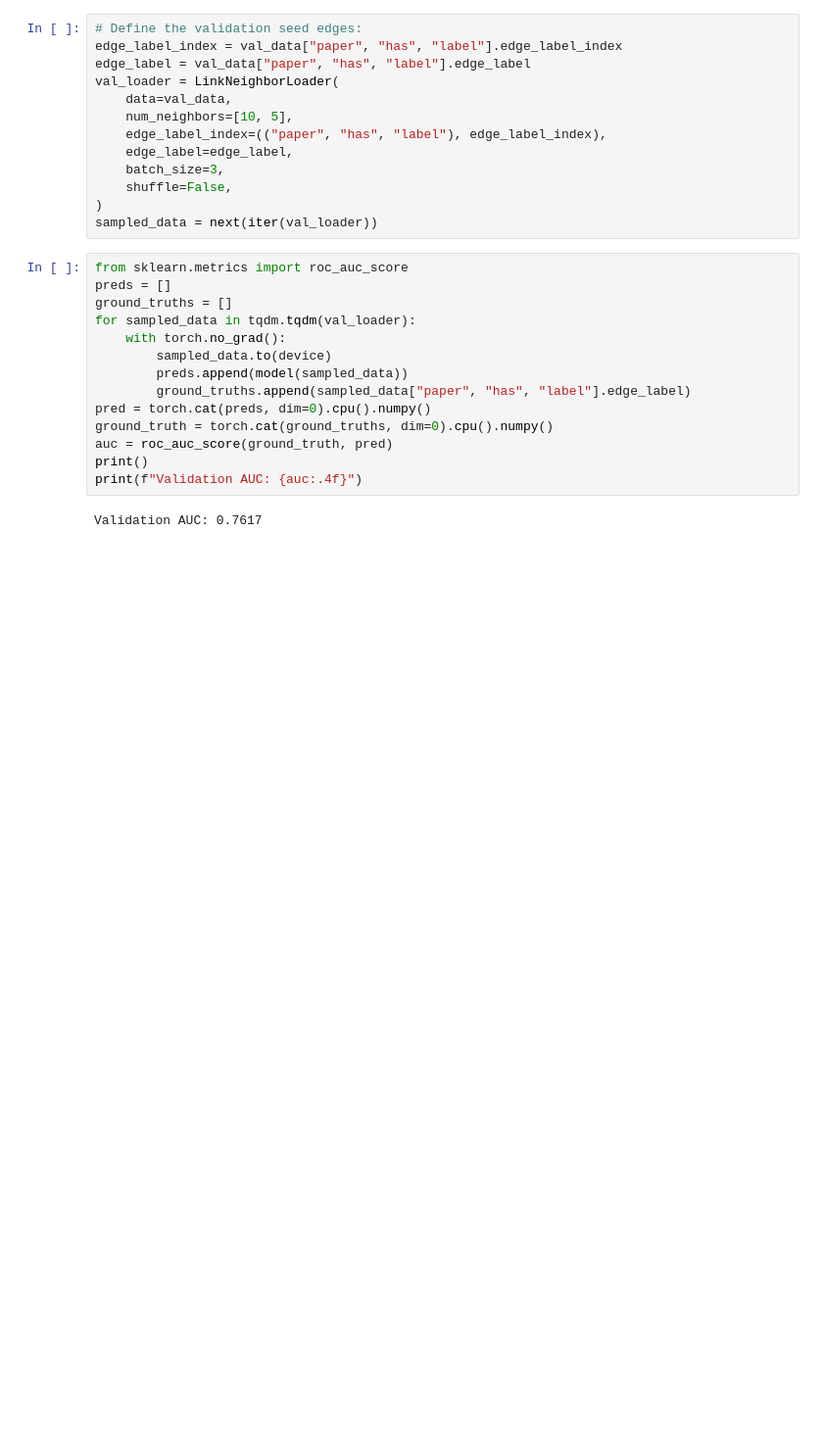
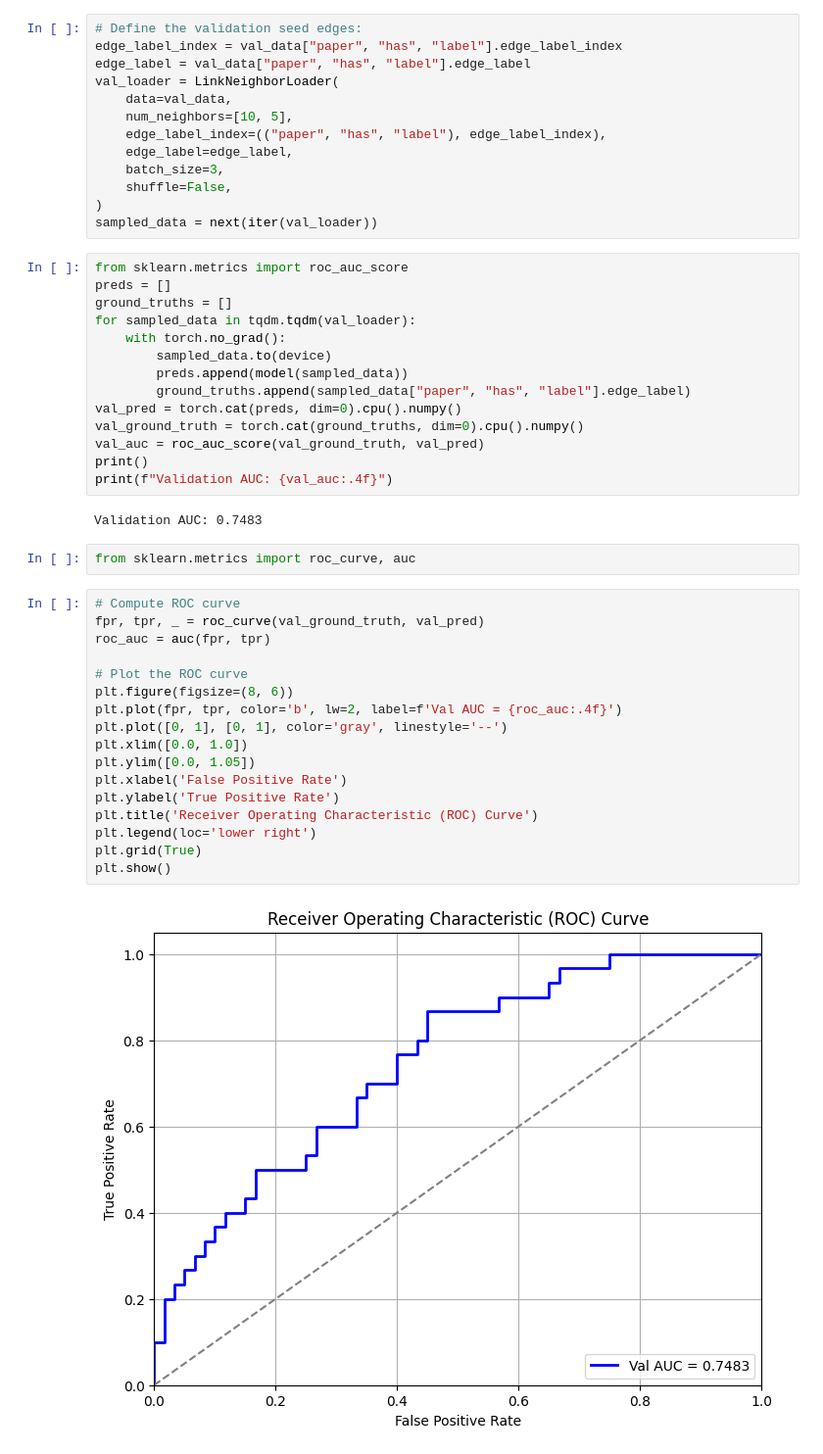
Before and after one commit to AylinNaebzadeh/Text-Classification-Using-GNN, a Jupyter notebook: Apply_GNNs_on_arXiv_200_first_data.ipynb, the cells around one changed output. Shown at 98% size. Drawn from its saved outputs; the diff is of its cells as text; blank space fills up the shorter version.

Commit message:
[add] : some more changes and evaluation metrics from test and validation datasets

```diff
--- a/Apply_GNNs_on_arXiv_200_first_data.ipynb
+++ b/Apply_GNNs_on_arXiv_200_first_data.ipynb
@@ -625,10 +643,31 @@ for sampled_data in tqdm.tqdm(val_loader):
         sampled_data.to(device)
         preds.append(model(sampled_data))
         ground_truths.append(sampled_data["paper", "has", "label"].edge_label)
-pred = torch.cat(preds, dim=0).cpu().numpy()
-ground_truth = torch.cat(ground_truths, dim=0).cpu().numpy()
-auc = roc_auc_score(ground_truth, pred)
+val_pred = torch.cat(preds, dim=0).cpu().numpy()
+val_ground_truth = torch.cat(ground_truths, dim=0).cpu().numpy()
+val_auc = roc_auc_score(val_ground_truth, val_pred)
 print()
-print(f"Validation AUC: {auc:.4f}")
+print(f"Validation AUC: {val_auc:.4f}")
 # %% [output]
-Validation AUC: 0.7617
+Validation AUC: 0.7483
+# %%
+from sklearn.metrics import roc_curve, auc
+# %%
+# Compute ROC curve
+fpr, tpr, _ = roc_curve(val_ground_truth, val_pred)
+roc_auc = auc(fpr, tpr)
+
+# Plot the ROC curve
+plt.figure(figsize=(8, 6))
+plt.plot(fpr, tpr, color='b', lw=2, label=f'Val AUC = {roc_auc:.4f}')
+plt.plot([0, 1], [0, 1], color='gray', linestyle='--')
+plt.xlim([0.0, 1.0])
+plt.ylim([0.0, 1.05])
+plt.xlabel('False Positive Rate')
+plt.ylabel('True Positive Rate')
+plt.title('Receiver Operating Characteristic (ROC) Curve')
+plt.legend(loc='lower right')
+plt.grid(True)
+plt.show()
+# %% [output]
+[figure, added]
```
Also changed, not shown: parts of 12 cells of this notebook.
